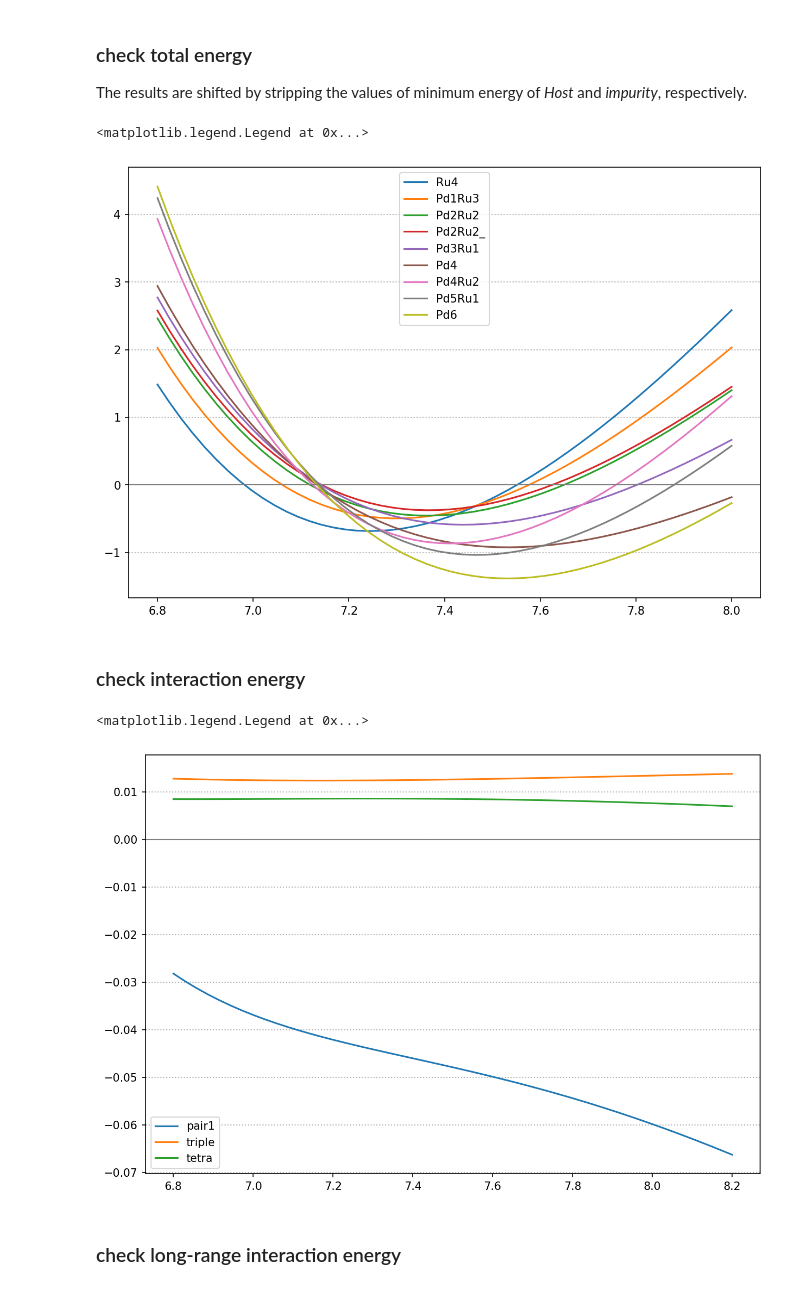
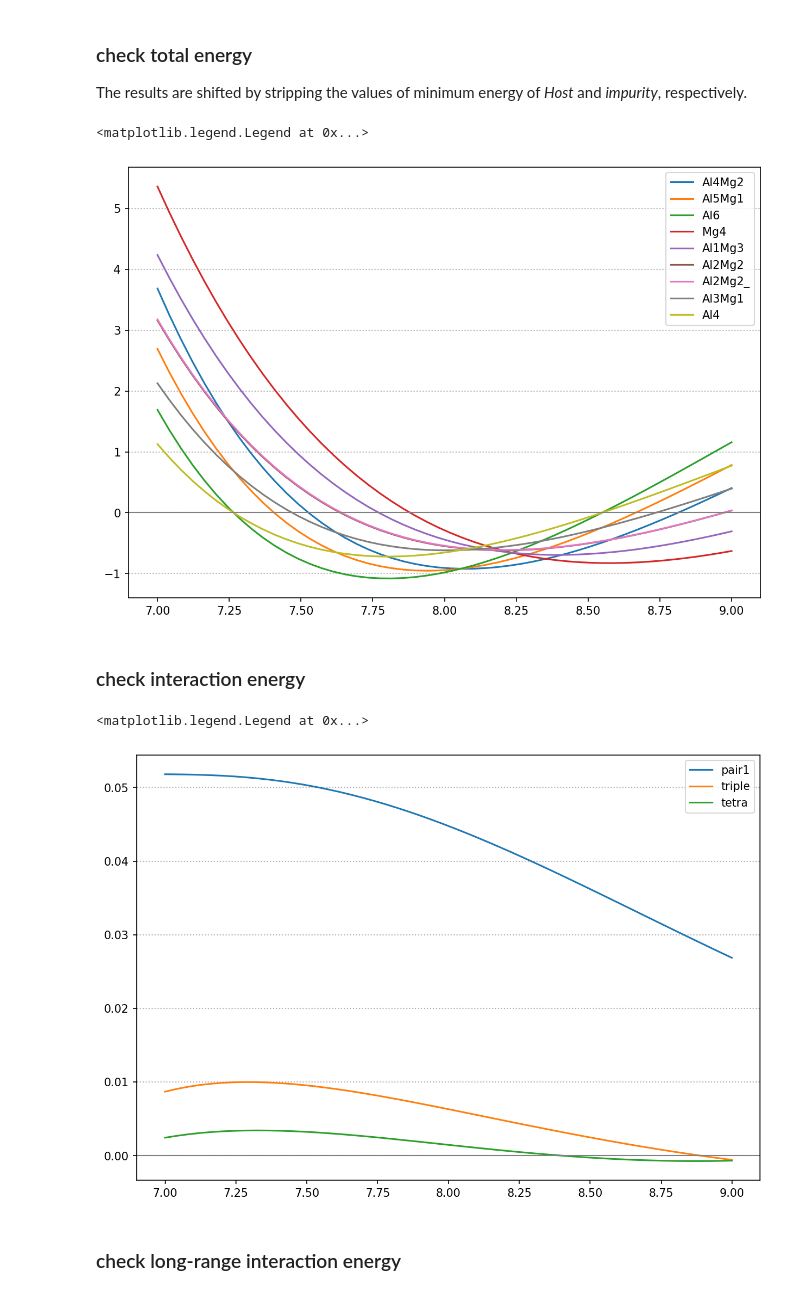
Before and after one commit to kidddddd1984/CVM, a Jupyter notebook: samples/tetrahedron.ipynb, the cells around one changed output. Cells and saved outputs as stored; diff of their text form; code cells hidden in the pictures.

```diff
--- a/samples/tetrahedron.ipynb
+++ b/samples/tetrahedron.ipynb
@@ -75,8 +75,8 @@ def process(meta, *results, experiment=None):
 # %% [markdown]
 # Reading input set
 # %%
-# tetra = Tetrahedron.from_input_set('AlMg')
-tetra = Tetrahedron.from_input_set('PdRu')
+tetra = Tetrahedron.from_input_set('AlMg')
+# tetra = Tetrahedron.from_input_set('PdRh')
 
 with cvm_context(simple_print='True'):
     print(tetra)
@@ -136,24 +129,24 @@ The results are shifted by stripping the values of minimum energy of *Host* and
 # %%
 from collections import OrderedDict
 
 plt.figure(figsize=(10, 7), dpi=150)
 
-ls = np.linspace(6.8, 8.0, 50)
-# ls = np.linspace(7.0, 9.0, 50)
+# ls = np.linspace(6.8, 8.0, 50)
+ls = np.linspace(7.0, 9.0, 50)
 ls_ = UnitConvert.lc2ad(ls)
 
 sample = tetra.tag_800k
 for k, v in sample.items():
     t = [v(T=700, r=r) for r in ls_]
     plt.plot(ls, t, label=k)
 
 plt.axhline(y=0, color='gray', ls='-', lw=1.0)
 plt.grid(axis='y', linestyle=':', linewidth=1)
 # plt.ylim(-1.2, 5)
 plt.legend()
 # %% [output]
 <matplotlib.legend.Legend at 0x...>
-[figure, old version]
+[figure, new version]
 # %% [markdown]
 ### check interaction energy
 # %%
@@ -161,12 +154,12 @@ from collections import OrderedDict
 
 plt.figure(figsize=(10, 7), dpi=150)
 
-ls = np.linspace(6.8, 8.2, 50)
-# ls = np.linspace(7.0, 9.0, 50)
+# ls = np.linspace(6.8, 8.2, 50)
+ls = np.linspace(7.0, 9.0, 50)
 ls_ = UnitConvert.lc2ad(ls)
 
 sample = tetra.tag_800k
-t = pd.DataFrame([sample(T=200, r=r) for r in ls_])
+t = pd.DataFrame([sample( r=r) for r in ls_])
 
 for c in t:
     if c is 'pair2':
@@ -179,7 +172,7 @@ plt.grid(axis='y', linestyle=':', linewidth=1)
 plt.legend()
 # %% [output]
 <matplotlib.legend.Legend at 0x...>
-[figure, old version]
+[figure, new version]
 # %% [markdown]
 ### check long-range interaction energy
 # %%
```
Also changed, not shown: parts of 5 cells of this notebook, 1 other file.
